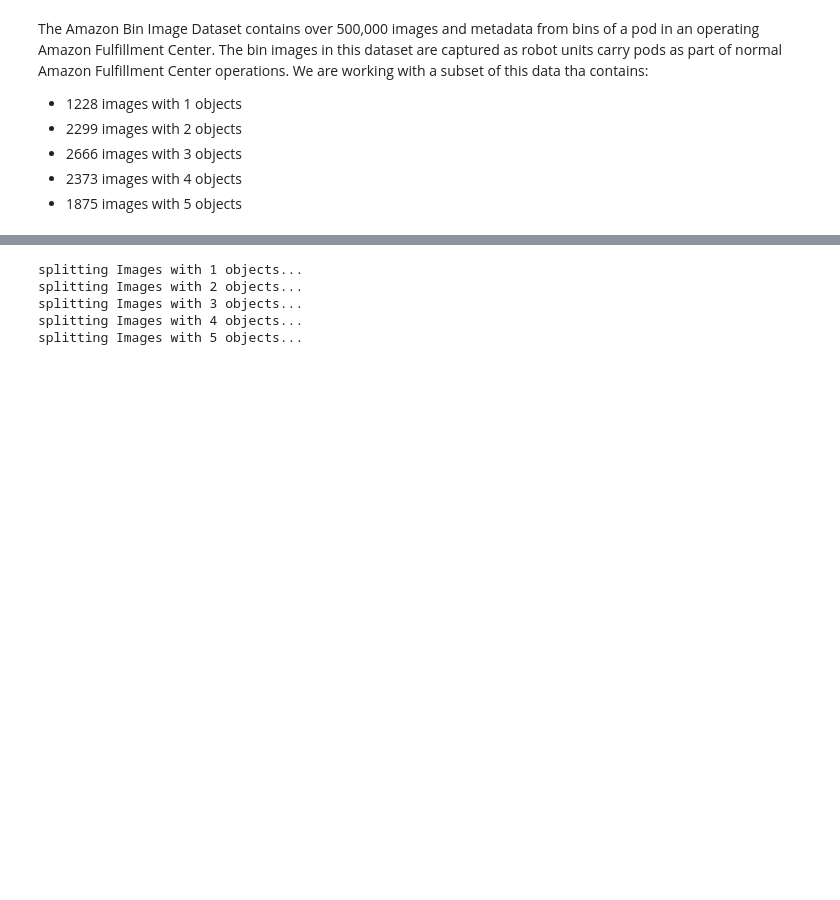
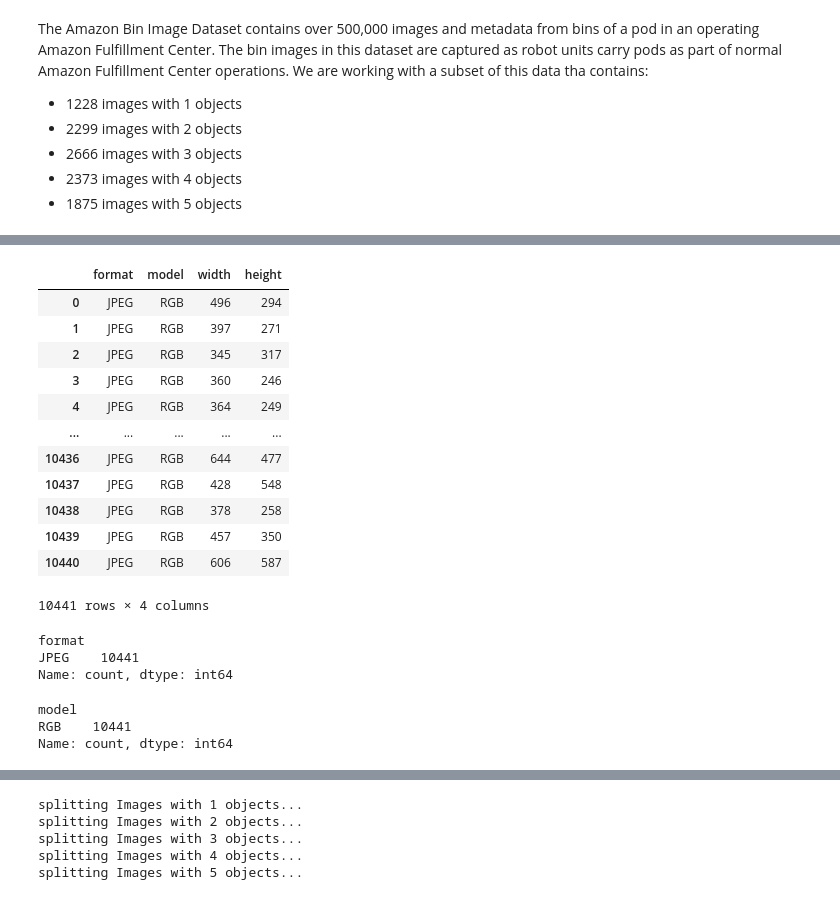
Before and after one commit to hualcosa/AWS-Machine-Learning-Engineer-NanoDegree-Capstome, a Jupyter notebook: sagemaker.ipynb, the cells around one changed output, grey strips where cells are left out. Saved outputs shown, nothing was run; the diff lists cells and outputs as text; code cells hidden in the pictures; blank space fills up the shorter version.

```diff
--- a/sagemaker.ipynb
+++ b/sagemaker.ipynb
@@ -70,0 +87,38 @@ We are working with a subset of this data tha contains:
+# %%
+# all images have the same format and dimensions?
+image_metadata = []
+for root, dirs, files in tqdm(os.walk('train_data')):
+        for file in files:
+            image = Image.open(os.path.join(root, file))
+            image_metadata.append([image.format, image.mode, image.size[0], image.size[1]])
+
+image_metadata = pd.DataFrame(image_metadata, columns=['format', 'model', 'width', 'height'])
+image_metadata
+# %% [output]
+|  | format | model | width | height |
+| 0 | JPEG | RGB | 496 | 294 |
+| 1 | JPEG | RGB | 397 | 271 |
+| 2 | JPEG | RGB | 345 | 317 |
+| 3 | JPEG | RGB | 360 | 246 |
+| 4 | JPEG | RGB | 364 | 249 |
+| ... | ... | ... | ... | ... |
+| 10436 | JPEG | RGB | 644 | 477 |
+| 10437 | JPEG | RGB | 428 | 548 |
+| 10438 | JPEG | RGB | 378 | 258 |
+| 10439 | JPEG | RGB | 457 | 350 |
+| 10440 | JPEG | RGB | 606 | 587 |
+10441 rows × 4 columns
+# %%
+# All images are in JPEG format
+image_metadata.format.value_counts()
+# %% [output]
+format
+JPEG    10441
+Name: count, dtype: int64
+# %%
+# All images are in RGB model
+image_metadata.model.value_counts()
+# %% [output]
+model
+RGB    10441
+Name: count, dtype: int64
```
Also changed, not shown: parts of 8 cells of this notebook, 1 other file.
